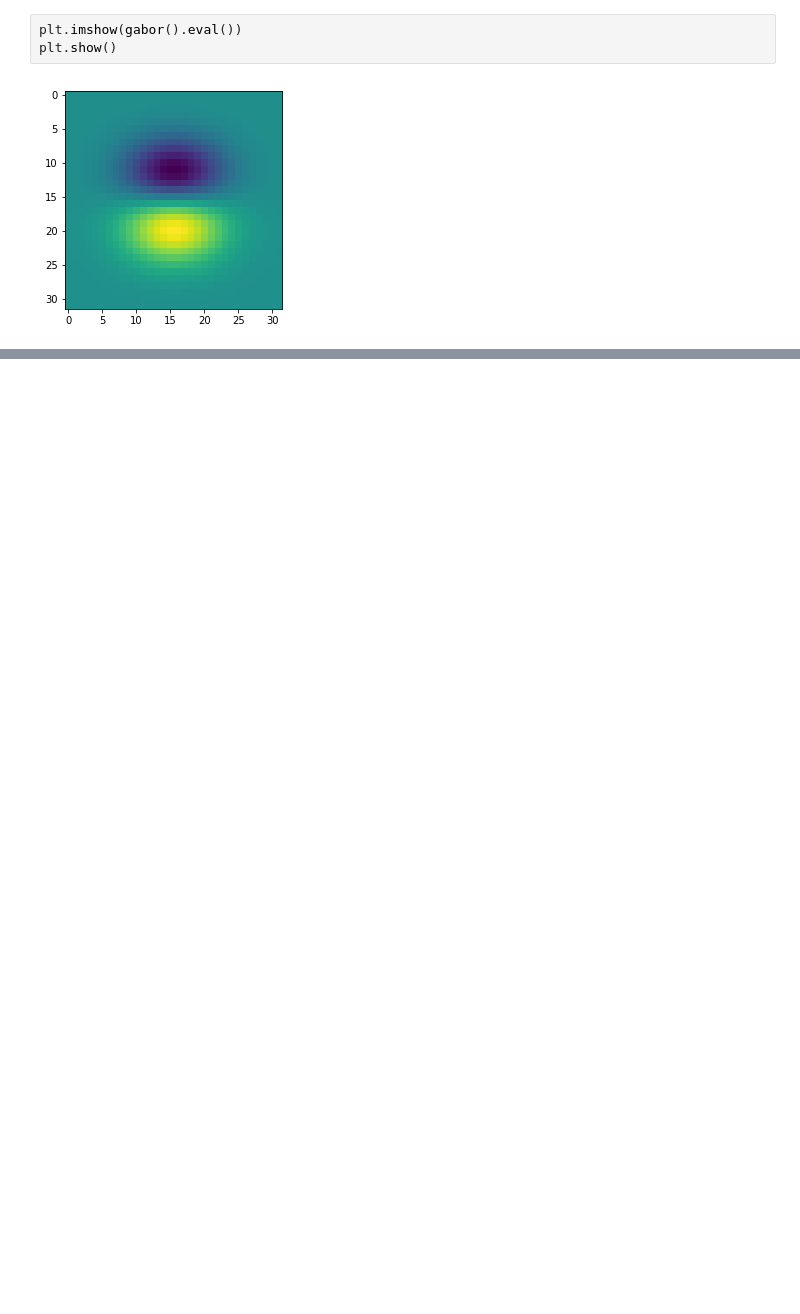
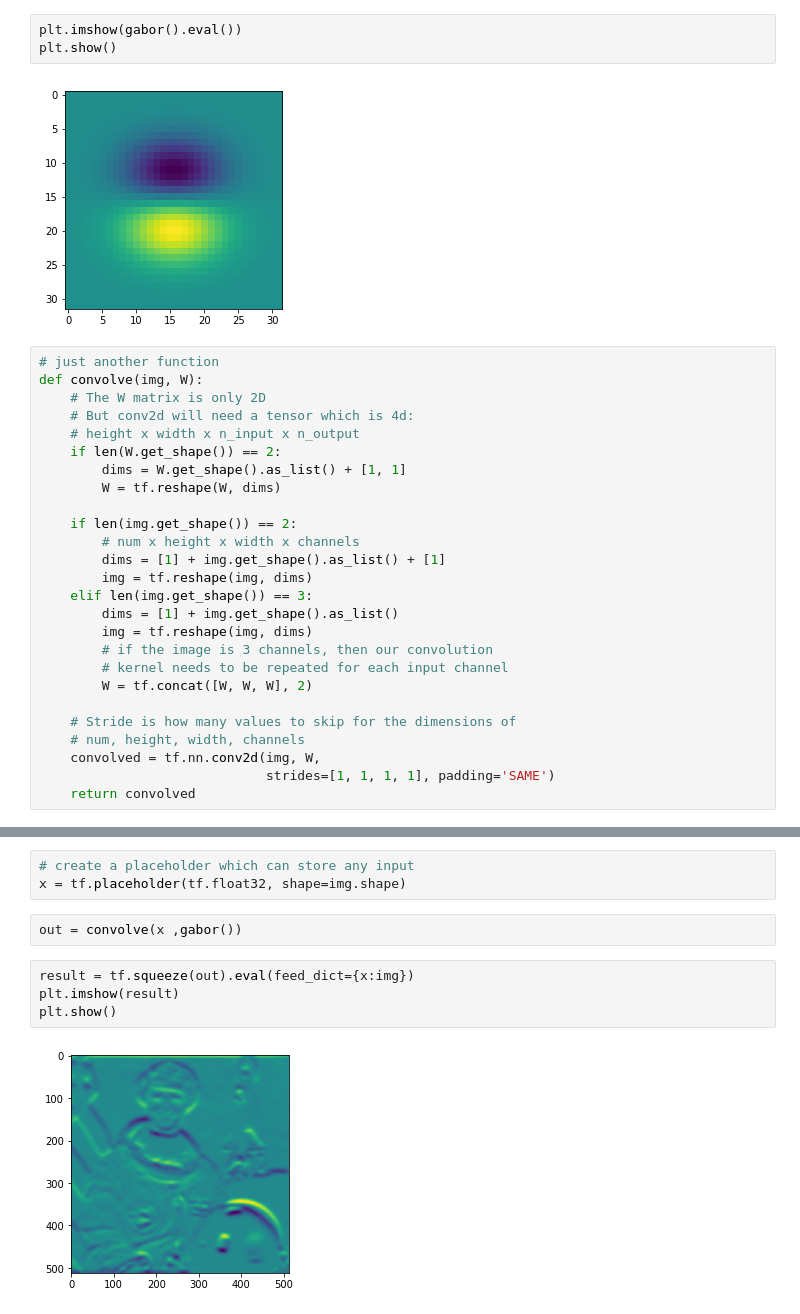
Before and after one commit to abhimanyumittal/tensorflow, a Jupyter notebook: tf_intro.ipynb, the cells around one changed output, grey strips where cells are left out. Cells and saved outputs as stored; diff of their text form; blank space fills up the shorter version.

```diff
--- a/tf_intro.ipynb
+++ b/tf_intro.ipynb
@@ -119,3 +119,29 @@ plt.imshow(gabor().eval())
 plt.show()
 # %% [output]
 [figure]
+# %%
+# just another function
+def convolve(img, W):
+    # The W matrix is only 2D
+    # But conv2d will need a tensor which is 4d:
+    # height x width x n_input x n_output
+    if len(W.get_shape()) == 2:
+        dims = W.get_shape().as_list() + [1, 1]
+        W = tf.reshape(W, dims)
+
+    if len(img.get_shape()) == 2:
+        # num x height x width x channels
+        dims = [1] + img.get_shape().as_list() + [1]
+        img = tf.reshape(img, dims)
+    elif len(img.get_shape()) == 3:
+        dims = [1] + img.get_shape().as_list()
+        img = tf.reshape(img, dims)
+        # if the image is 3 channels, then our convolution
+        # kernel needs to be repeated for each input channel
+        W = tf.concat([W, W, W], 2)
+
+    # Stride is how many values to skip for the dimensions of
+    # num, height, width, channels
+    convolved = tf.nn.conv2d(img, W,
+                             strides=[1, 1, 1, 1], padding='SAME')
+    return convolved
@@ -121,0 +158,11 @@ plt.show()
+# %%
+# create a placeholder which can store any input
+x = tf.placeholder(tf.float32, shape=img.shape)
+# %%
+out = convolve(x ,gabor())
+# %%
+result = tf.squeeze(out).eval(feed_dict={x:img})
+plt.imshow(result)
+plt.show()
+# %% [output]
+[figure, added]
```
Also changed, not shown: parts of 2 cells of this notebook.
